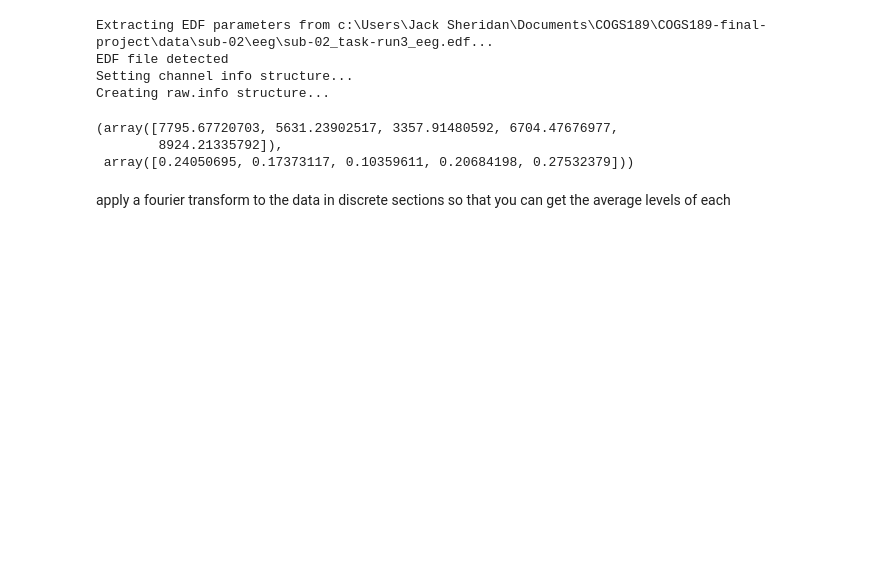
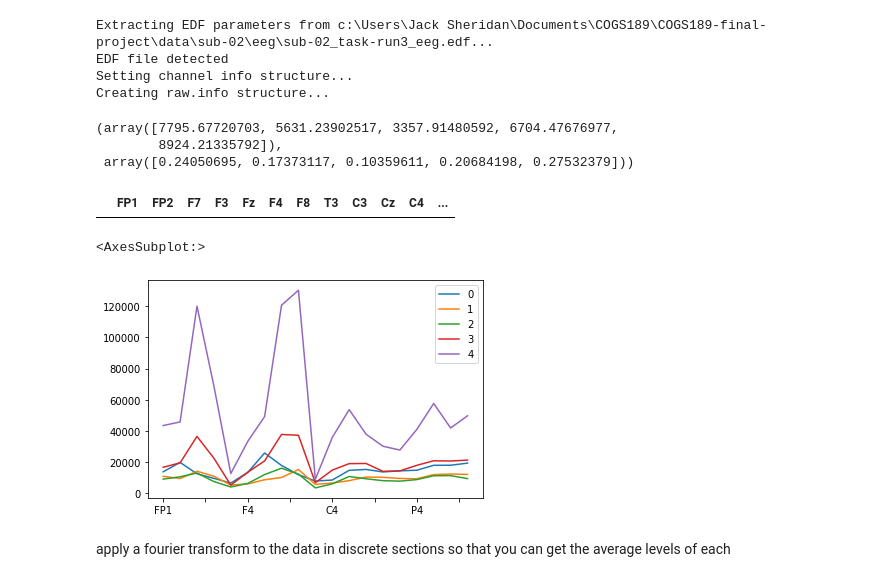
Before and after one commit to Ben243/COGS189-final-project, a Jupyter notebook: notebook.ipynb, the cells around one changed output. Saved outputs shown, nothing was run; the diff lists cells and outputs as text; code cells hidden in the pictures; blank space fills up the shorter version.

```diff
--- a/notebook.ipynb
+++ b/notebook.ipynb
@@ -67,28 +66,19 @@ Y
         8924.21335792]),
  array([0.24050695, 0.17373117, 0.10359611, 0.20684198, 0.27532379]))
 # %%
-def FFT_Processing (clip, channel, band, window_size, step_size, sample_rate):
+def FFT_Processing (clip):
     meta = []
-
-    while start + window_size < clip.shape[1]:
+    start = 0
+    while start + window_size < clip.shape[0]:
+        metaClip = pd.DataFrame(data=[], columns=clip.columns)
         meta_array = []
         meta_data = [] #meta vector for analysis
         for (columnName, columnData) in clip.iteritems():
             X = columnData[start : start + window_size] #Slice raw data over 2 sec, at interval of 0.125 sec
-
-            #####################
-            # Apparently we can't use pyeeg at all so we need another way to get FFT...
-            # Y = pe.bin_power(X, band, sample_rate) #FFT over 2 sec of channel j, in seq of theta, alpha, low beta, high beta, gamma
-
-            X = df.Cz[0 : 0 + window_size] #Slice raw data over 2 sec, at interval of 0.125 sec
+            X = columnData[0 : 0 + window_size] #Slice raw data over 2 sec, at interval of 0.125 sec
             Y = quick_bin_power(X, band, sample_rate) #FFT over 2 sec of channel j, in seq of theta, alpha, low beta, high beta, gamma
-            Y
-
-            meta_data = meta_data + list(Y[0])
-
-        meta_array.append(np.array(meta_data))
-        meta_array.append(labels)
-
-        meta.append(np.array(meta_array))
+            meta_data.append(list(Y[0]))
+        metaClip = pd.DataFrame(data=np.array(meta_data).T, columns=clip.columns)
+        meta.append(metaClip)
         start = start + step_size
     return meta
@@ -97,3 +85,13 @@ print(FFT_Processing (subjects, channel, band, window_size, step_size, sample_ra
+# %%
+newClip = pd.DataFrame(data=[], columns=df.columns)
+newClip
+# %% [output]
+|  | FP1 | FP2 | F7 | F3 | Fz | F4 | F8 | T3 | C3 | Cz | C4 | ... |
+# %%
+FFT_Processing(df)[4].
+# %% [output]
+<AxesSubplot:>
+[figure, added]
 # %% [markdown]
 apply a fourier transform to the data in discrete sections so that you can get the average levels of each
 # %%
```
Also changed, not shown: parts of 3 cells of this notebook.
